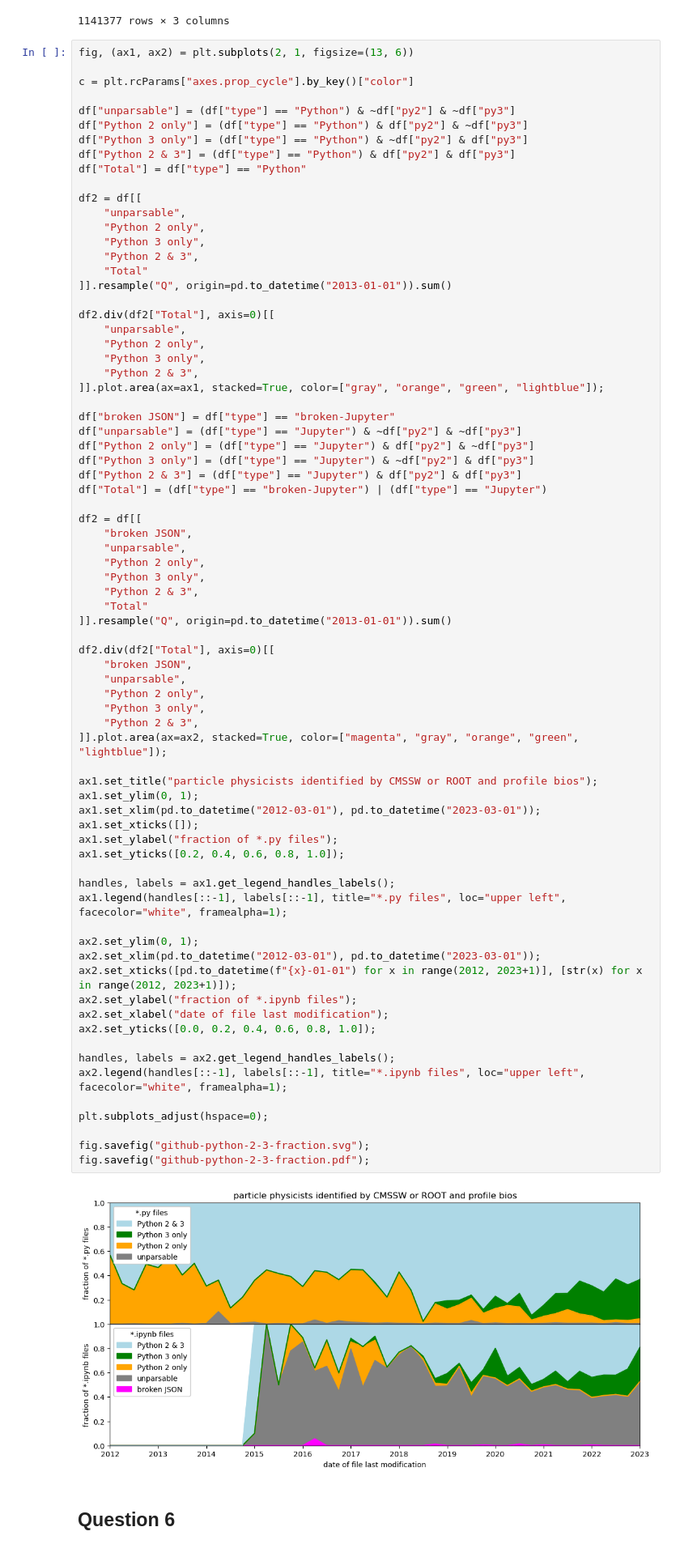
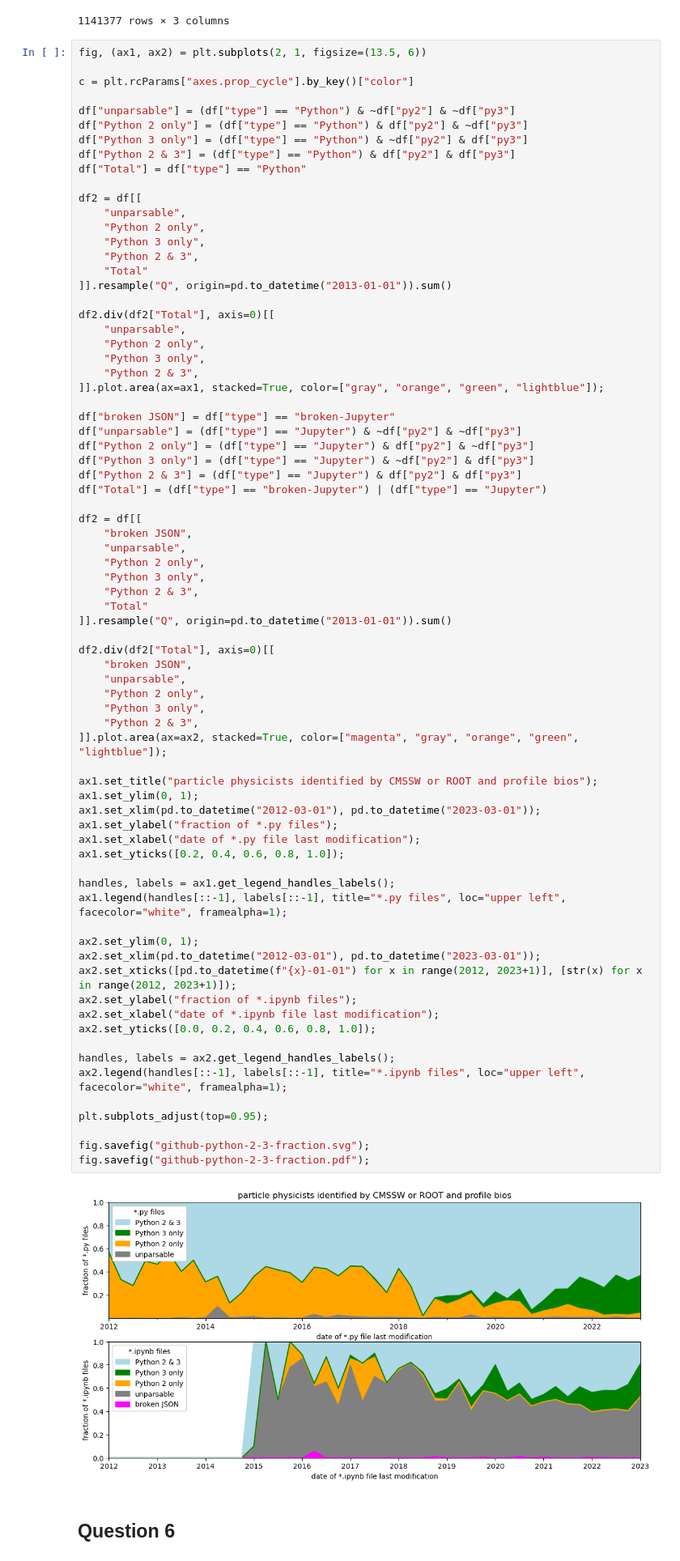
Before and after one commit to jpivarski-talks/2023-05-09-chep23-analysis-of-physicists, a Jupyter notebook: analysis/analysis-2.ipynb, the cells around one changed output. Shown: that part at 81% size. Drawn from its saved outputs; the diff is of its cells as text.

```diff
--- a/analysis/analysis-2.ipynb
+++ b/analysis/analysis-2.ipynb
@@ -231,7 +235,7 @@ df
 | 2016-11-10 20:49:44+00:00 | other | False | False |
 1141377 rows × 3 columns
 # %%
-fig, (ax1, ax2) = plt.subplots(2, 1, figsize=(13, 6))
+fig, (ax1, ax2) = plt.subplots(2, 1, figsize=(13.5, 6))
 
 c = plt.rcParams["axes.prop_cycle"].by_key()["color"]
 
@@ -275,37 +279,37 @@ df2 = df[[
 df2.div(df2["Total"], axis=0)[[
     "broken JSON",
     "unparsable",
     "Python 2 only",
     "Python 3 only",
     "Python 2 & 3",
 ]].plot.area(ax=ax2, stacked=True, color=["magenta", "gray", "orange", "green", "lightblue"]);
 
 ax1.set_title("particle physicists identified by CMSSW or ROOT and profile bios");
 ax1.set_ylim(0, 1);
 ax1.set_xlim(pd.to_datetime("2012-03-01"), pd.to_datetime("2023-03-01"));
-ax1.set_xticks([]);
 ax1.set_ylabel("fraction of *.py files");
+ax1.set_xlabel("date of *.py file last modification");
 ax1.set_yticks([0.2, 0.4, 0.6, 0.8, 1.0]);
 
 handles, labels = ax1.get_legend_handles_labels();
 ax1.legend(handles[::-1], labels[::-1], title="*.py files", loc="upper left", facecolor="white", framealpha=1);
 
 ax2.set_ylim(0, 1);
 ax2.set_xlim(pd.to_datetime("2012-03-01"), pd.to_datetime("2023-03-01"));
 ax2.set_xticks([pd.to_datetime(f"{x}-01-01") for x in range(2012, 2023+1)], [str(x) for x in range(2012, 2023+1)]);
 ax2.set_ylabel("fraction of *.ipynb files");
-ax2.set_xlabel("date of file last modification");
+ax2.set_xlabel("date of *.ipynb file last modification");
 ax2.set_yticks([0.0, 0.2, 0.4, 0.6, 0.8, 1.0]);
 
 handles, labels = ax2.get_legend_handles_labels();
 ax2.legend(handles[::-1], labels[::-1], title="*.ipynb files", loc="upper left", facecolor="white", framealpha=1);
 
-plt.subplots_adjust(hspace=0);
+plt.subplots_adjust(top=0.95);
 
 fig.savefig("github-python-2-3-fraction.svg");
 fig.savefig("github-python-2-3-fraction.pdf");
 # %% [output]
-[figure, old version]
+[figure, new version]
 # %% [markdown]
 ## Question 6
 # %% [markdown]
```
Also changed, not shown: parts of 3 cells of this notebook, 5 other files.
